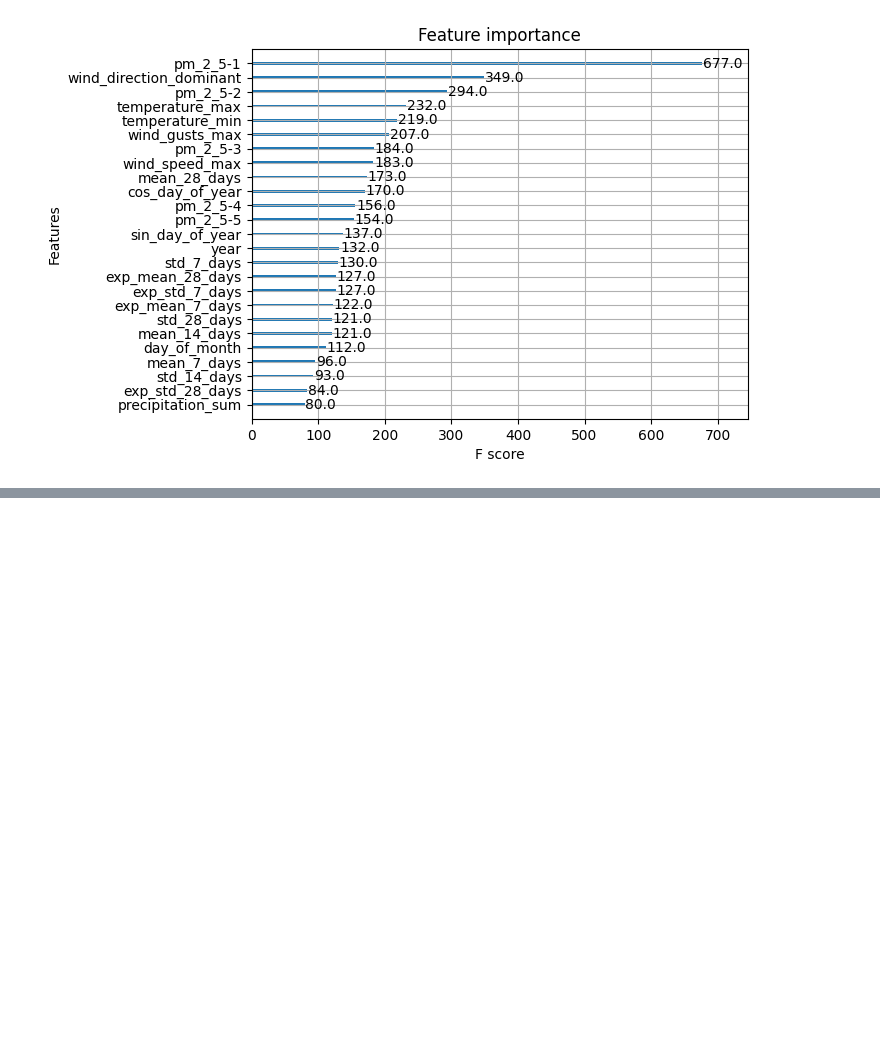
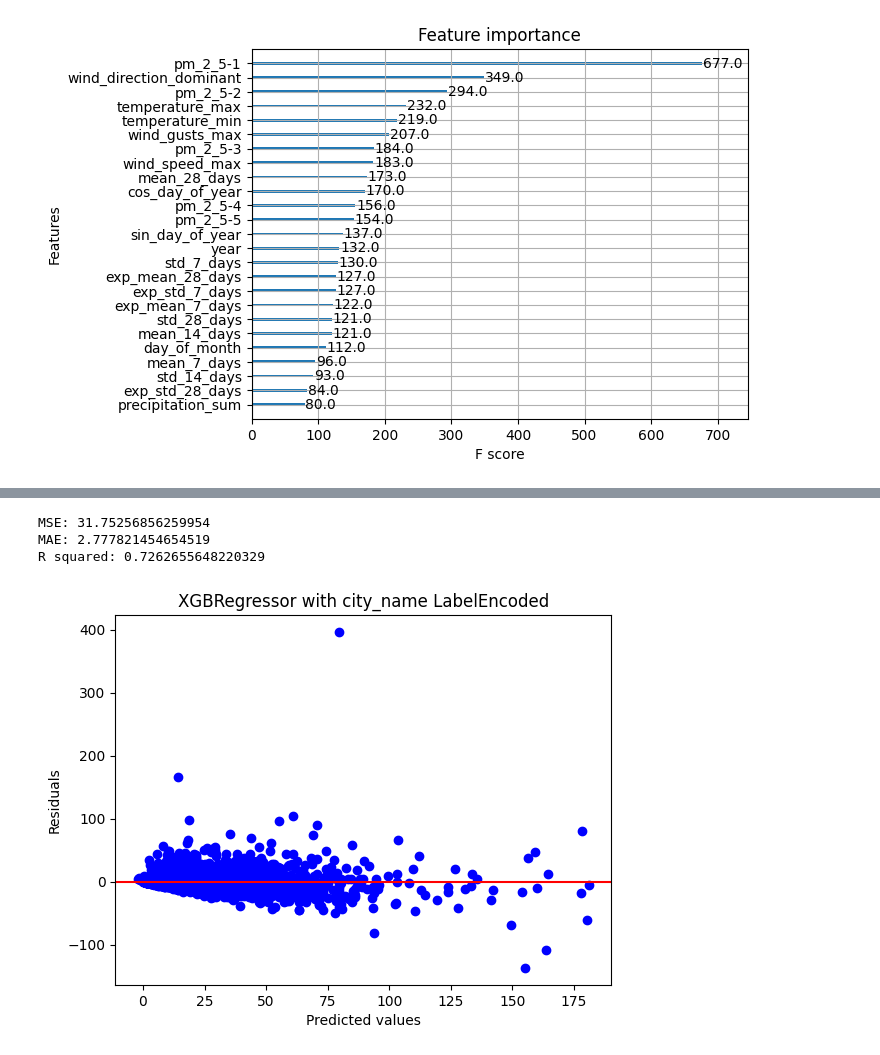
Before and after one commit to rktraz/air_quality_2.0, a Jupyter notebook: 4_modeling.ipynb, the cells around one changed output, grey strips where cells are left out. Cells and saved outputs as stored; diff of their text form; code cells hidden in the pictures; blank space fills up the shorter version.

```diff
--- a/4_modeling.ipynb
+++ b/4_modeling.ipynb
@@ -117,3 +117,5 @@ with open('model.pkl', 'wb') as f:
 # %%
 with open('onehotencoder.pkl', 'wb') as f:
     pickle.dump(encoder, f)
+# %%
+X = pd.read_csv("data/dataset.csv")
@@ -119,0 +131,12 @@ with open('onehotencoder.pkl', 'wb') as f:
+# %%
+# Convert the output to a dense array and concatenate with the original data
+X = pd.concat([X, pd.DataFrame(encoded)], axis=1)
+
+X = X.drop(columns=['date', 'city_name'])
+X = X.rename(columns={0: "city_name_encoded"})
+X.columns = X.columns.astype(str)
+
+y = X.pop('pm2_5')
+# %%
+X_train, X_test, y_train, y_test = train_test_split(
+    X, y, test_size=0.2, random_state=42)
@@ -119,0 +150,37 @@ with open('onehotencoder.pkl', 'wb') as f:
+# %%
+start_of_cell = time.time()
+
+xgb_regressor = XGBRegressor()
+
+xgb_regressor.fit(X_train, y_train)
+
+y_pred = xgb_regressor.predict(X_test)
+
+# calculate MSE using sklearn
+mse = mean_squared_error(y_test, y_pred)
+print("MSE:", mse)
+
+# calculate MAE using sklearn
+mae = mean_absolute_error(y_test, y_pred)
+print("MAE:", mae)
+
+# calculate R squared using sklearn
+r2 = r2_score(y_test, y_pred)
+print("R squared:", r2)
+
+# plot residuals
+residuals = y_test - y_pred
+plt.scatter(y_pred, residuals, c="blue")
+plt.axhline(y=0, color="r", linestyle='-')
+plt.xlabel('Predicted values')
+plt.ylabel('Residuals')
+plt.title("XGBRegressor with city_name LabelEncoded")
+plt.show()
+
+end_of_cell = time.time()
+print(f"Took {round(end_of_cell - start_of_cell, 2)} sec.\n")
+# %% [output]
+MSE: 31.75256856259954
+MAE: 2.777821454654519
+R squared: 0.7262655648220329
+[figure, added]
```
Also changed, not shown: parts of 4 cells of this notebook, 3 other files.
